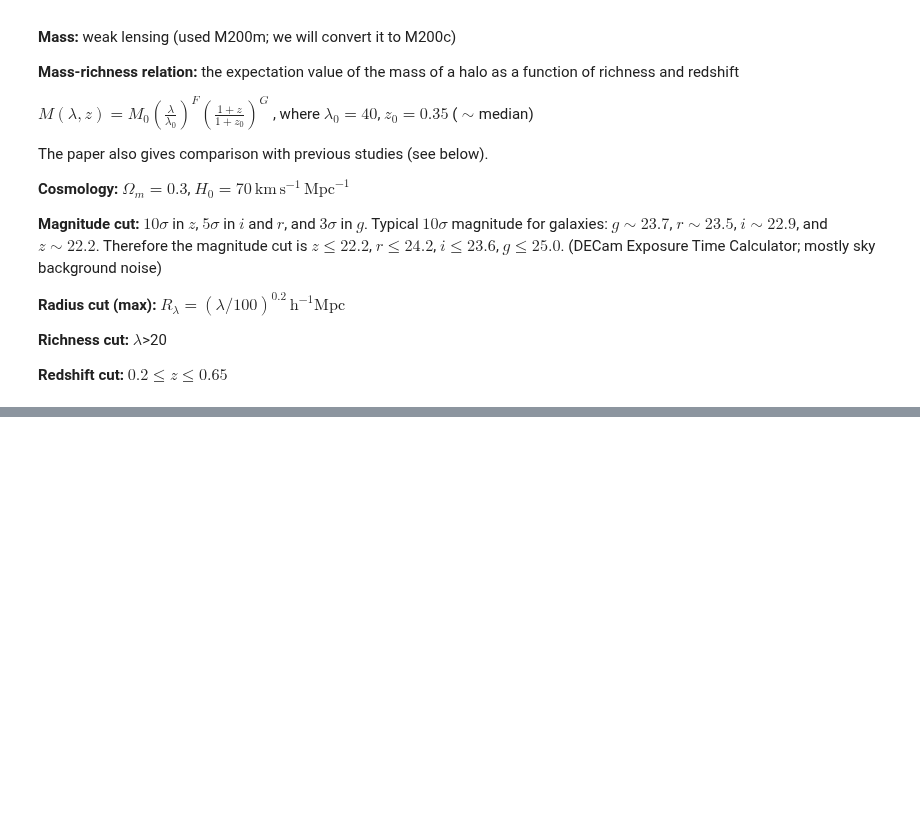
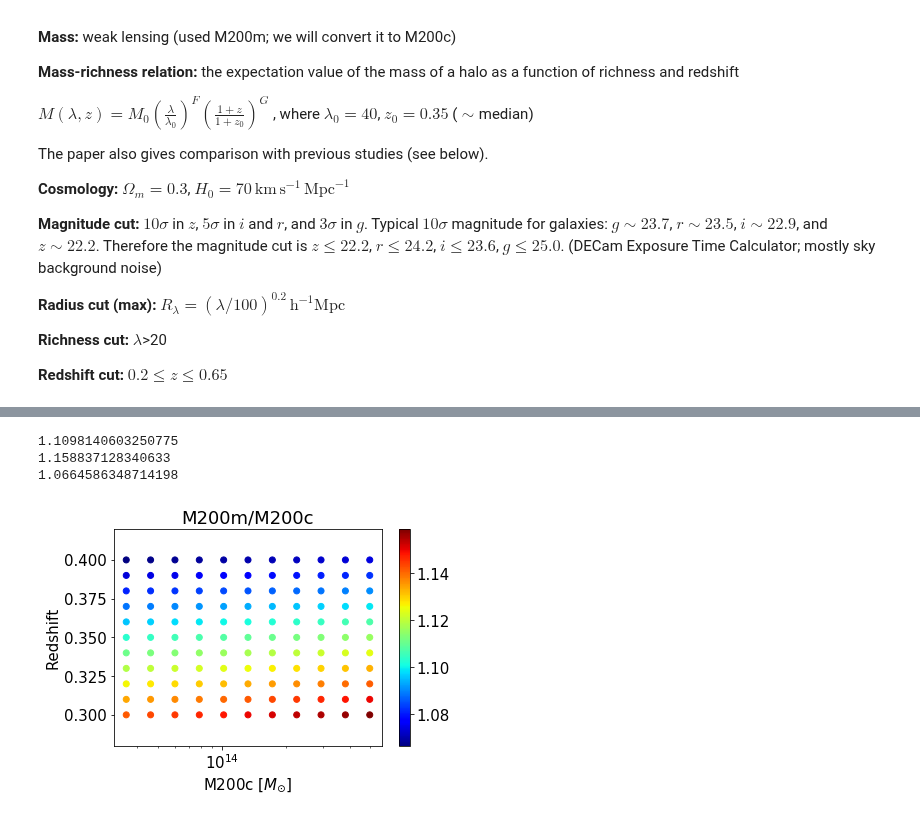
Before and after one commit to LSSTDESC/DC2-analysis, a Jupyter notebook: contributed/cosmoDC2-cluster-mass-richness.ipynb, the cells around one changed output, grey strips where cells are left out. Drawn from its saved outputs; the diff is of its cells as text; code cells hidden in the pictures; blank space fills up the shorter version.

```diff
--- a/contributed/cosmoDC2-cluster-mass-richness.ipynb
+++ b/contributed/cosmoDC2-cluster-mass-richness.ipynb
@@ -395,3 +430,43 @@ def M_SDSS(l, z, Omega_m_z0):
+# %%
+z_test_arr = np.linspace(0.3, 0.4, 11)
+M200c_test_arr = np.logspace(np.log10(5e13), np.log10(7e14), num=11)*h
+
+def c_M200(m200, z):
+    a = 57.6 #68.4
+    d = -0.376 #-0.347
+    m = -0.078 #-0.083
+    return a*(1.0+z)**d*((m200)**m)
+
+def Om(z, Om0=0.3): # This is the Om0 in the paper
+    return Om0*(1 + z)*(1 + z)*(1 + z)
+
+from scipy.optimize import fsolve
+def func(x, c, z):
+    return (np.log(1 + c*x) - x/(x + 1/c))/(np.log(1 + c) - c/(1 + c)) - Om(z) * x**3
+
+M200m_M200c_arr = []
+for M200c_test in M200c_test_arr:
+    for z_test in z_test_arr:
+        conc = c_M200(M200c_test, z_test)
+        x_root = fsolve(func=func, x0=1., args=(conc, z_test))
+        M200m_M200c = Om(z_test) * x_root[0]**3
+        M200m_M200c_arr.append([M200c_test, z_test, M200m_M200c])
+M200m_M200c_arr = np.array(M200m_M200c_arr)
+plt.figure()
+plt.scatter(M200m_M200c_arr[:,0], M200m_M200c_arr[:,1], c=M200m_M200c_arr[:,2], cmap='jet')
+plt.gca().set_xscale('log')
+plt.colorbar()
+plt.xlabel('M200c [$M_{\odot}$]')
+plt.ylabel('Redshift')
+plt.title('M200m/M200c')
+print(np.mean(M200m_M200c_arr[:,2]))
+print(np.max(M200m_M200c_arr[:,2]))
+print(np.min(M200m_M200c_arr[:,2]))
+# %% [output]
+1.1098140603250775
+1.158837128340633
+1.0664586348714198
+[figure, added]
 # %%
 # Plot mass-richness relation in the paper
 Om_z0 = 0.3   # The value in the paper
```
Also changed, not shown: parts of 7 cells of this notebook.
